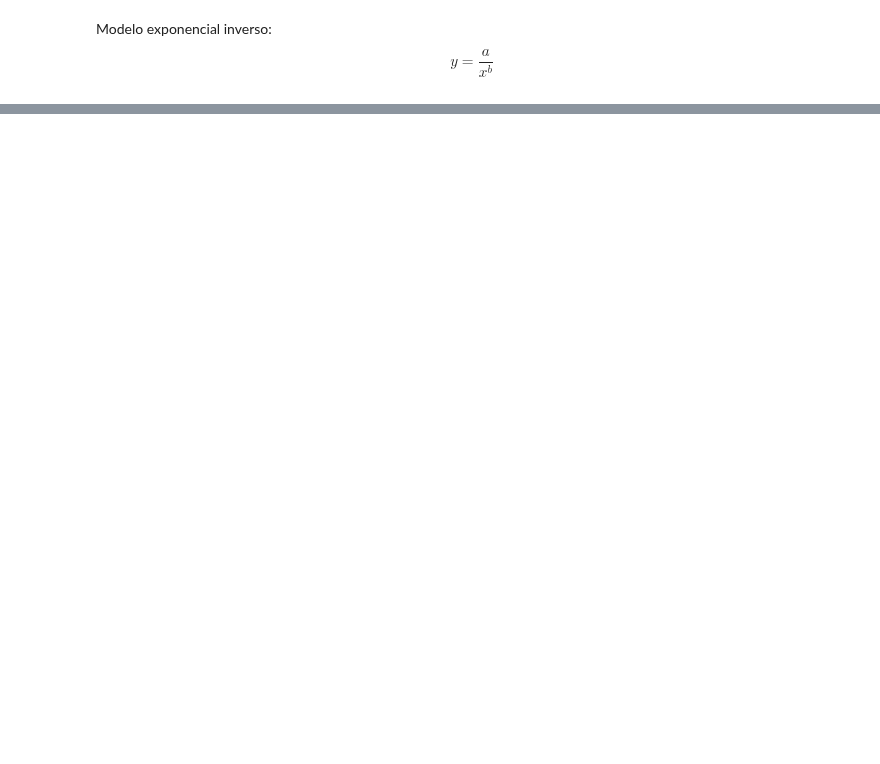
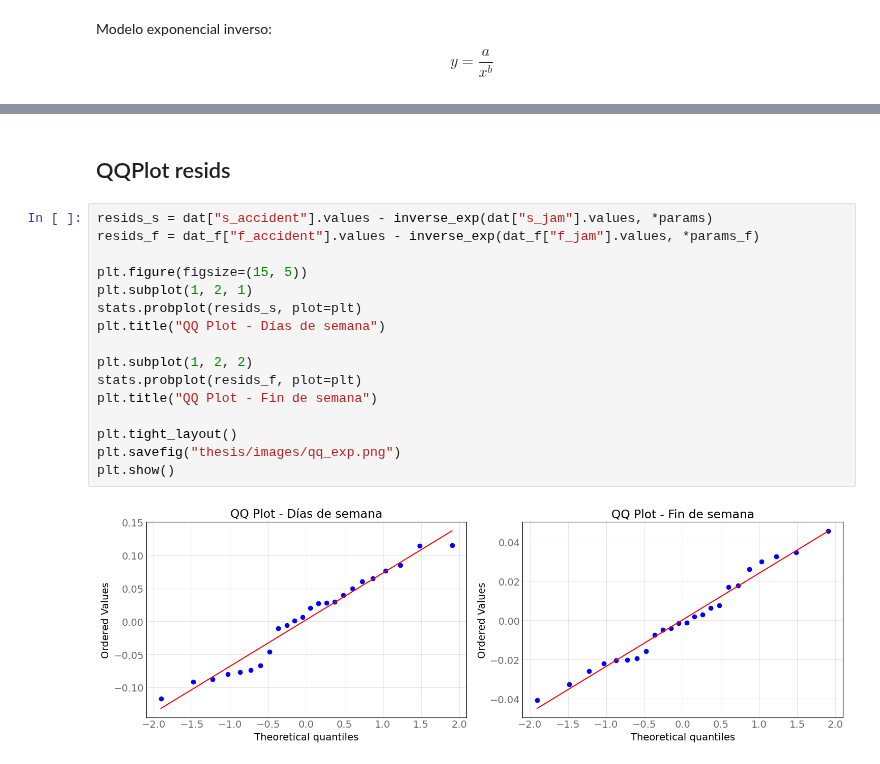
Before and after one commit to richardhapb/antof-traffic-client, a Jupyter notebook: analisis/hipotesis.ipynb, the cells around one changed output, grey strips where cells are left out. Drawn from its saved outputs; the diff is of its cells as text; blank space fills up the shorter version.

Commit message:
feat: add resids normality test and enhance graphs

```diff
--- a/analisis/hipotesis.ipynb
+++ b/analisis/hipotesis.ipynb
@@ -859,0 +1005,20 @@ plt.show()
+# %% [markdown]
+## QQPlot resids
+# %%
+resids_s = dat["s_accident"].values - inverse_exp(dat["s_jam"].values, *params)
+resids_f = dat_f["f_accident"].values - inverse_exp(dat_f["f_jam"].values, *params_f)
+
+plt.figure(figsize=(15, 5))
+plt.subplot(1, 2, 1)
+stats.probplot(resids_s, plot=plt)
+plt.title("QQ Plot - Días de semana")
+
+plt.subplot(1, 2, 2)
+stats.probplot(resids_f, plot=plt)
+plt.title("QQ Plot - Fin de semana")
+
+plt.tight_layout()
+plt.savefig("thesis/images/qq_exp.png")
+plt.show()
+# %% [output]
+[figure, added]
```
Also changed, not shown: parts of 63 cells of this notebook, 3 other files.
